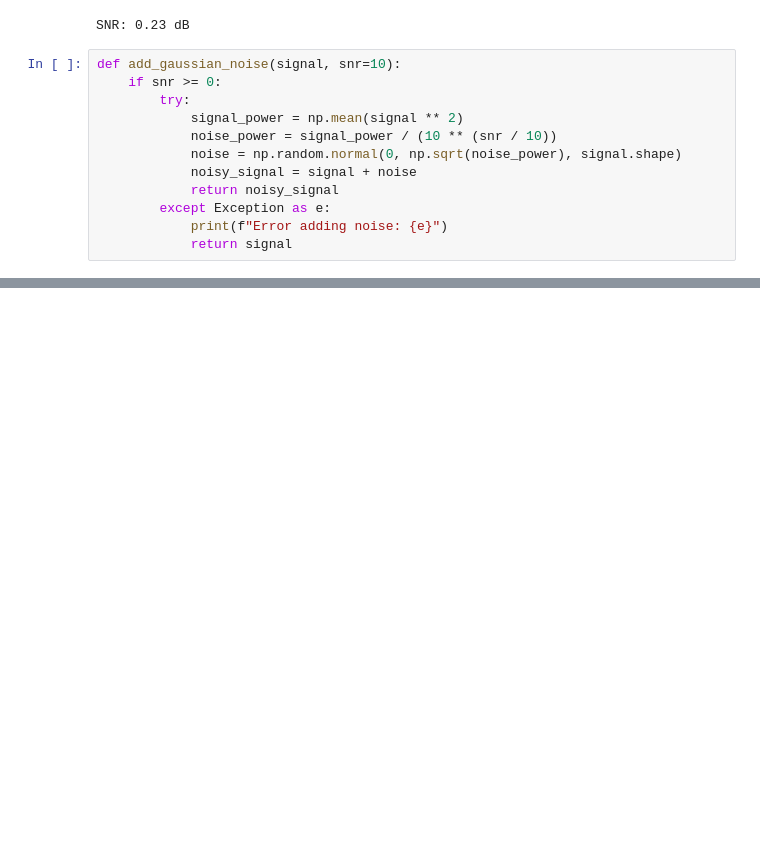
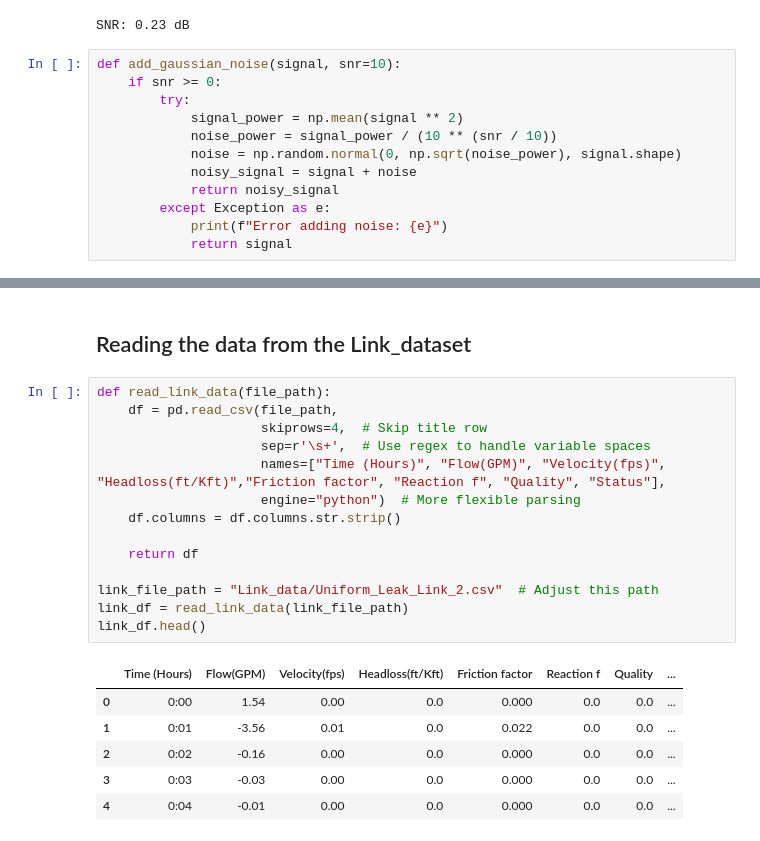
Before and after one commit to ifituburyo/CPS, a Jupyter notebook: main.ipynb, the cells around one changed output, grey strips where cells are left out. Saved outputs shown, nothing was run; the diff lists cells and outputs as text; blank space fills up the shorter version.

```diff
--- a/main.ipynb
+++ b/main.ipynb
@@ -86,0 +86,23 @@ plt.show()
+# %% [markdown]
+## Reading the data from the Link_dataset
+# %%
+def read_link_data(file_path):
+    df = pd.read_csv(file_path,
+                     skiprows=4,  # Skip title row
+                     sep=r'\s+',  # Use regex to handle variable spaces
+                     names=["Time (Hours)", "Flow(GPM)", "Velocity(fps)", "Headloss(ft/Kft)","Friction factor", "Reaction f", "Quality", "Status"],
+                     engine="python")  # More flexible parsing
+    df.columns = df.columns.str.strip()
+
+    return df
+
+link_file_path = "Link_data/Uniform_Leak_Link_2.csv"  # Adjust this path
+link_df = read_link_data(link_file_path)
+link_df.head()
+# %% [output]
+|  | Time (Hours) | Flow(GPM) | Velocity(fps) | Headloss(ft/Kft) | Friction factor | Reaction f | Quality | ... |
+| 0 | 0:00 | 1.54 | 0.00 | 0.0 | 0.000 | 0.0 | 0.0 | ... |
+| 1 | 0:01 | -3.56 | 0.01 | 0.0 | 0.022 | 0.0 | 0.0 | ... |
+| 2 | 0:02 | -0.16 | 0.00 | 0.0 | 0.000 | 0.0 | 0.0 | ... |
+| 3 | 0:03 | -0.03 | 0.00 | 0.0 | 0.000 | 0.0 | 0.0 | ... |
+| 4 | 0:04 | -0.01 | 0.00 | 0.0 | 0.000 | 0.0 | 0.0 | ... |
```
Also changed, not shown: parts of 4 cells of this notebook, 6 other files.
